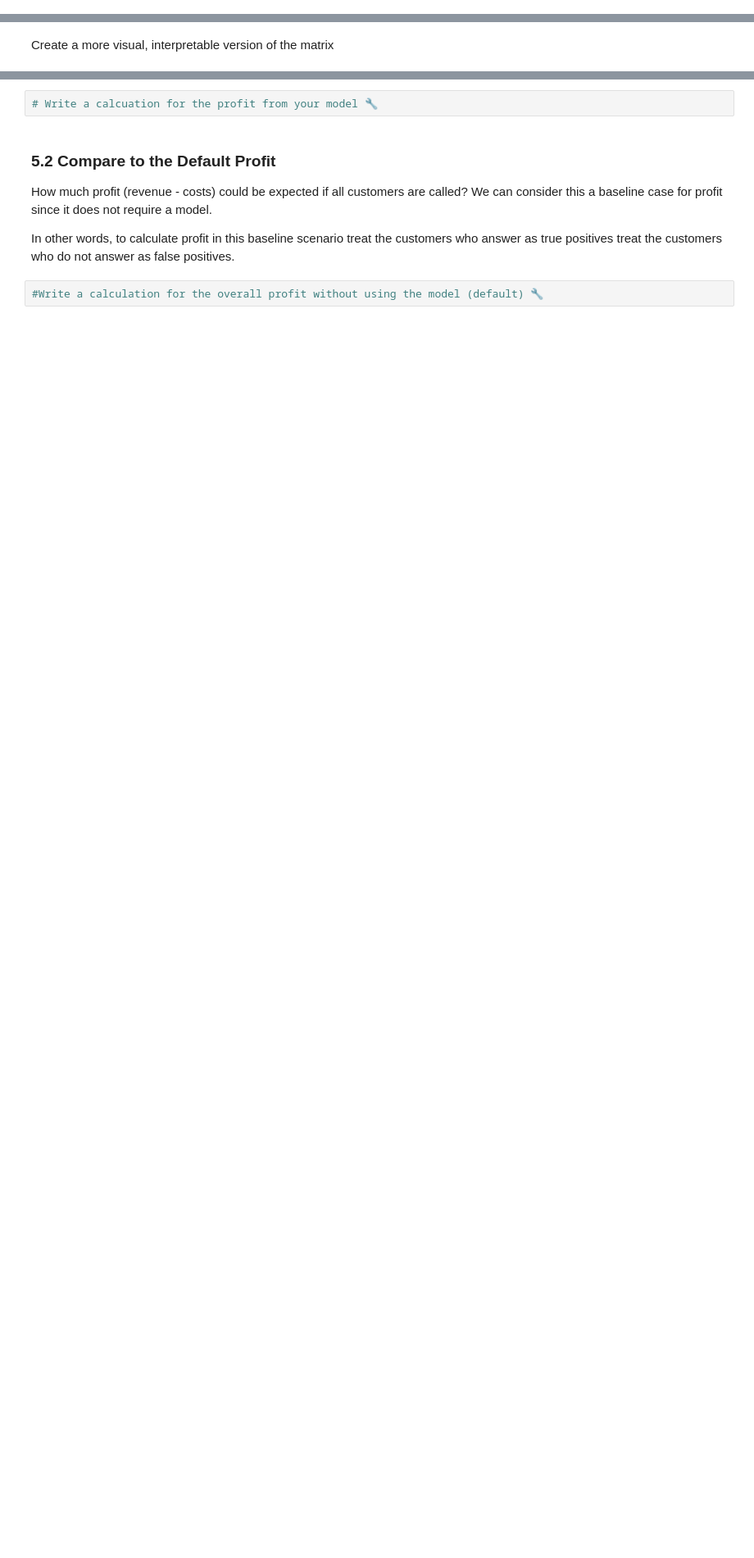
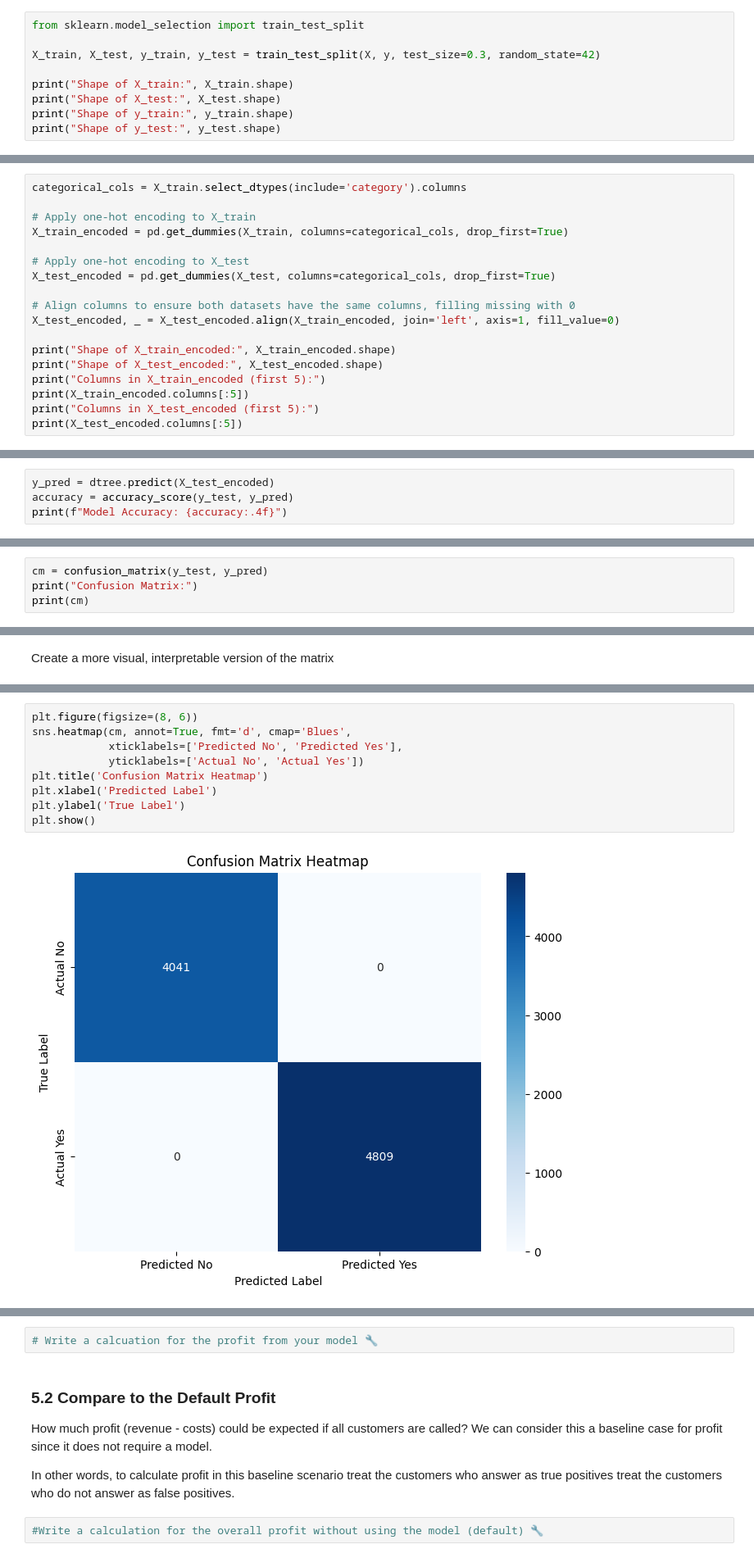
Before and after one commit to NovicePython2004/IS4487, a Jupyter notebook: Assignments/assignment_10_classification.ipynb, the cells around one changed output, grey strips where cells are left out. Shown at 82% size. Saved outputs shown, nothing was run; the diff lists cells and outputs as text; blank space fills up the shorter version.

```diff
--- a/Assignments/assignment_10_classification.ipynb
+++ b/Assignments/assignment_10_classification.ipynb
@@ -378,0 +399,9 @@ If we use no model at all, how good is our chance of predicting someone leaving?
+# %%
+from sklearn.model_selection import train_test_split
+
+X_train, X_test, y_train, y_test = train_test_split(X, y, test_size=0.3, random_state=42)
+
+print("Shape of X_train:", X_train.shape)
+print("Shape of X_test:", X_test.shape)
+print("Shape of y_train:", y_train.shape)
+print("Shape of y_test:", y_test.shape)
@@ -378,0 +413,18 @@ If we use no model at all, how good is our chance of predicting someone leaving?
+# %%
+categorical_cols = X_train.select_dtypes(include='category').columns
+
+# Apply one-hot encoding to X_train
+X_train_encoded = pd.get_dummies(X_train, columns=categorical_cols, drop_first=True)
+
+# Apply one-hot encoding to X_test
+X_test_encoded = pd.get_dummies(X_test, columns=categorical_cols, drop_first=True)
+
+# Align columns to ensure both datasets have the same columns, filling missing with 0
+X_test_encoded, _ = X_test_encoded.align(X_train_encoded, join='left', axis=1, fill_value=0)
+
+print("Shape of X_train_encoded:", X_train_encoded.shape)
+print("Shape of X_test_encoded:", X_test_encoded.shape)
+print("Columns in X_train_encoded (first 5):")
+print(X_train_encoded.columns[:5])
+print("Columns in X_test_encoded (first 5):")
+print(X_test_encoded.columns[:5])
@@ -384,0 +442,4 @@ This should be better than the base probability, or you have failed in your obje
+# %%
+y_pred = dtree.predict(X_test_encoded)
+accuracy = accuracy_score(y_test, y_pred)
+print(f"Model Accuracy: {accuracy:.4f}")
@@ -390,0 +452,4 @@ This will show false positives, true positives, etc.
+# %%
+cm = confusion_matrix(y_test, y_pred)
+print("Confusion Matrix:")
+print(cm)
@@ -395,3 +462,14 @@ Create a more visual, interpretable version of the matrix
+# %%
+plt.figure(figsize=(8, 6))
+sns.heatmap(cm, annot=True, fmt='d', cmap='Blues',
+            xticklabels=['Predicted No', 'Predicted Yes'],
+            yticklabels=['Actual No', 'Actual Yes'])
+plt.title('Confusion Matrix Heatmap')
+plt.xlabel('Predicted Label')
+plt.ylabel('True Label')
+plt.show()
+# %% [output]
+[figure, added]
 # %% [markdown]
 # Step 5: Evaluate the Model
 
```
Also changed, not shown: parts of 24 cells of this notebook.
